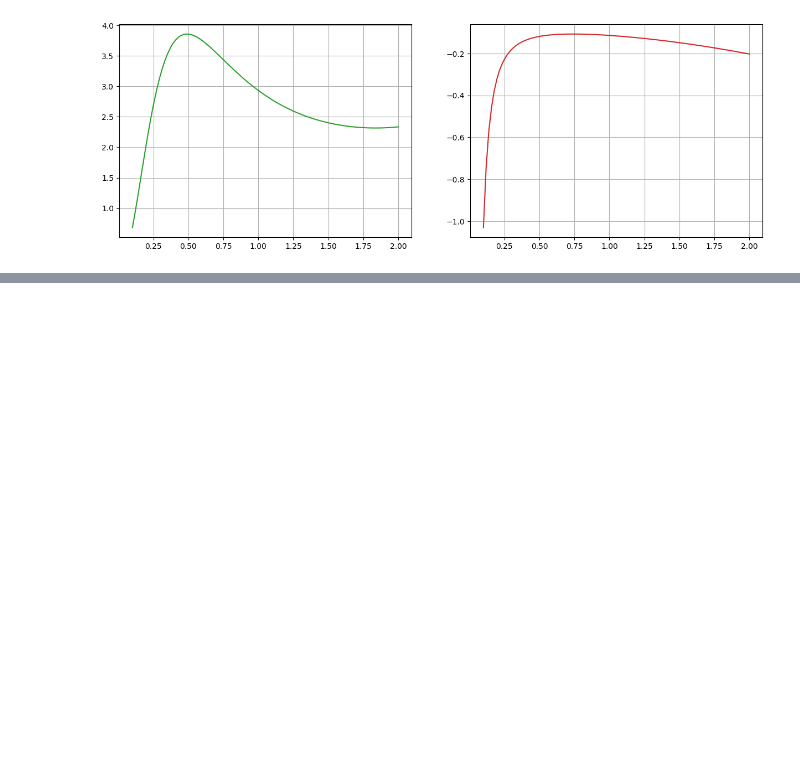
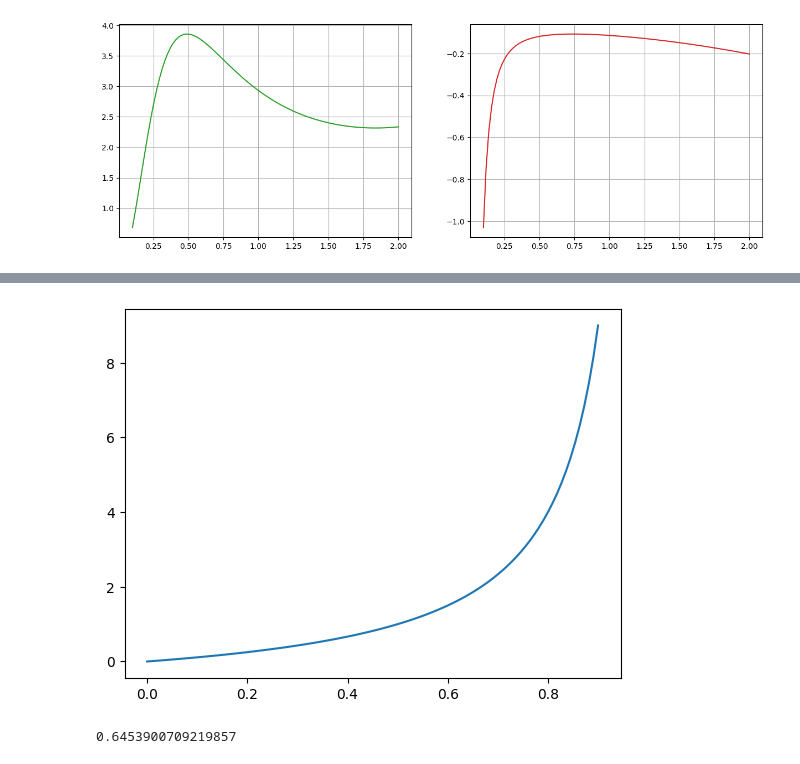
Before and after one commit to elfirdoussilab1/alpha-LoRA, a Jupyter notebook: test_utils.ipynb, the cells around one changed output, grey strips where cells are left out. Saved outputs shown, nothing was run; the diff lists cells and outputs as text; code cells hidden in the pictures; blank space fills up the shorter version.

```diff
--- a/test_utils.ipynb
+++ b/test_utils.ipynb
@@ -823,0 +901,20 @@ plt.show()
+# %%
+import numpy as np
+import matplotlib.pyplot as plt
+
+# We just want to see whether the function f(x) = x / (1 - x) spans the whole set R for x \neq 1
+def f(x):
+    return x / (1 - x)
+
+t = np.linspace(0, 0.9, 100)
+y = f(t)
+plt.plot(t, y)
+plt.show()
+# %% [output]
+[figure, added]
+# %%
+def g(alpha):
+    return alpha / (1 + alpha)
+g(1.82)
+# %% [output]
+0.6453900709219857
```
Also changed, not shown: parts of 6 cells of this notebook, 51 other files.
